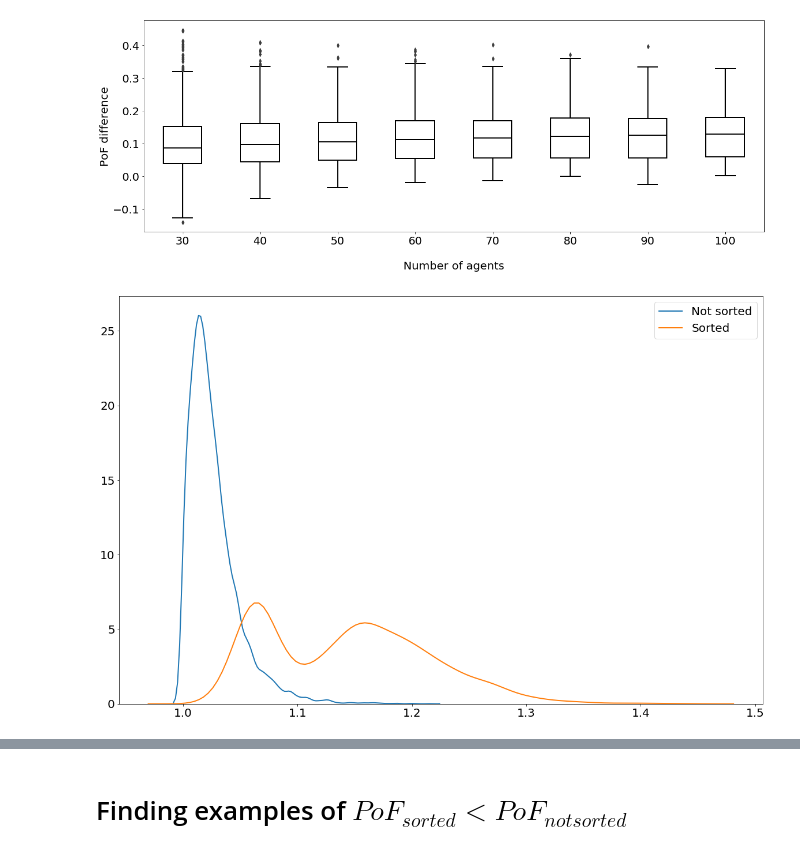
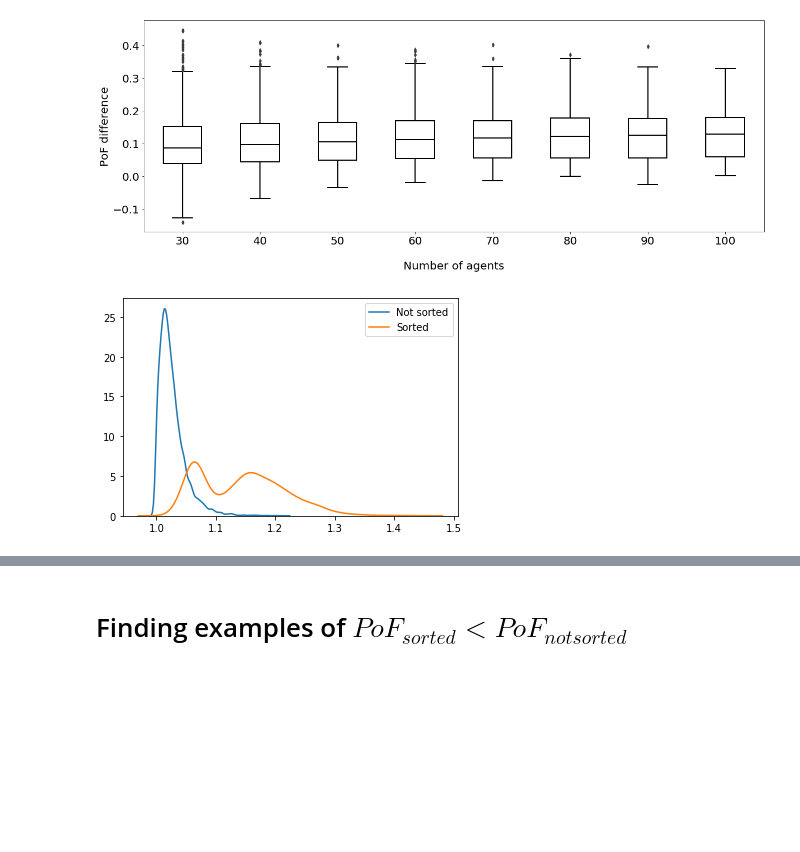
Before and after one commit to KrisNguyen135/FairBayesianOpt, a Jupyter notebook: notebooks/Homelessness/05_01_week/04 28 - Expectation of upper bounds.ipynb, the cells around one changed output, grey strips where cells are left out. Drawn from its saved outputs; the diff is of its cells as text; code cells hidden in the pictures; blank space fills up the shorter version.

```diff
--- a/notebooks/Homelessness/05_01_week/04 28 - Expectation of upper bounds.ipynb
+++ b/notebooks/Homelessness/05_01_week/04 28 - Expectation of upper bounds.ipynb
@@ -6,11 +6,6 @@ from scipy.optimize import linear_sum_assignment
 
 import matplotlib.pyplot as plt
 import matplotlib.patches as mpatches
-# plt.style.use('seaborn-darkgrid')
-# plt.rcParams['font.family'] = 'Times New Roman'
-plt.rcParams['figure.figsize'] = 20, 13
-plt.rcParams['font.size'] = 20
-plt.rcParams['lines.linewidth'] = 2
 import seaborn as sns
 import tikzplotlib
 
@@ -567,10 +600,8 @@ tikzplotlib.save(
 # %%
 sns.kdeplot(pof_lu_df[~pof_lu_df['Sorted rows']]['PoF'], label='Not sorted')
 sns.kdeplot(pof_lu_df[pof_lu_df['Sorted rows']]['PoF'], label='Sorted')
-plt.legend()
-
-tikzplotlib.save('pof_lu_sorted_vs_not_sorted_all.tex')
+plt.legend();
 # %% [output]
-[figure, old version]
+[figure, new version]
 # %%
 sns.kdeplot(pof_lu_diff_df['PoF diff'], label='Difference in PoF')
```
Also changed, not shown: parts of 4 cells of this notebook, 18 other files.
